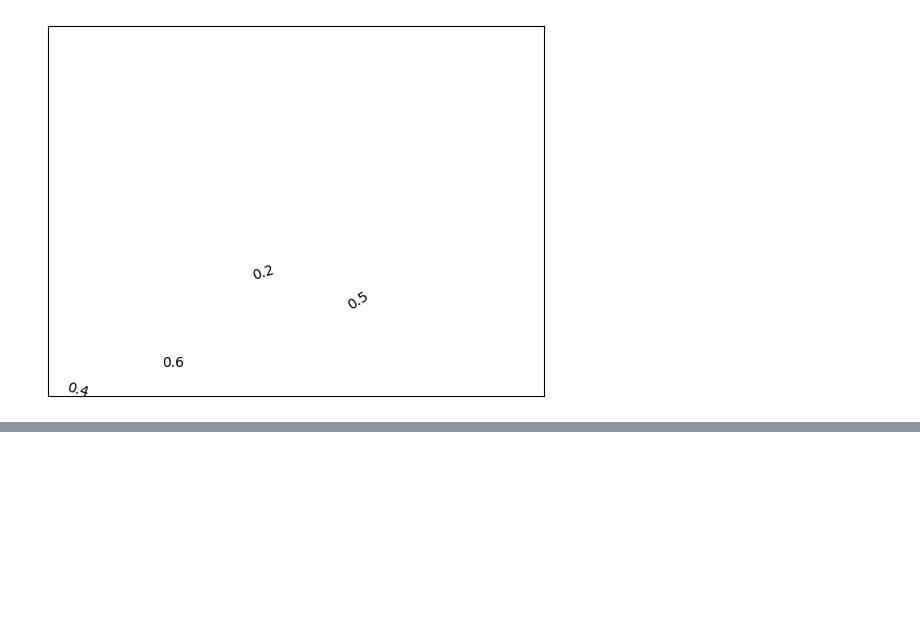
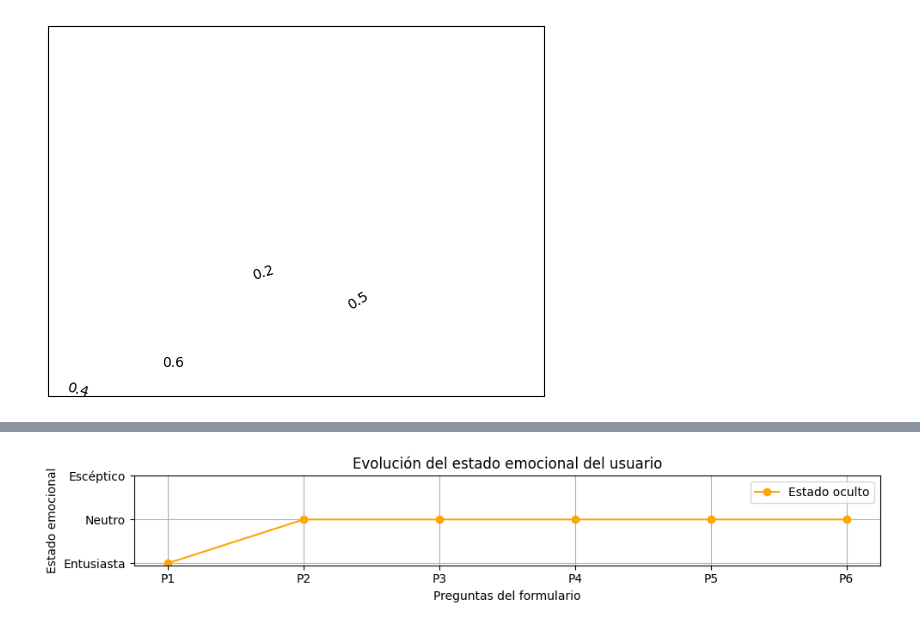
Before and after one commit to JorgeDanielRamirezNieves/Flex-Drive, a Jupyter notebook: Data-Analytics/code/Simulation/Hidden-Márkov-Model/flex-drive-emotions.ipynb, the cells around one changed output, grey strips where cells are left out. Saved outputs shown, nothing was run; the diff lists cells and outputs as text; code cells hidden in the pictures; blank space fills up the shorter version.

```diff
--- a/Data-Analytics/code/Simulation/Hidden-Márkov-Model/flex-drive-emotions.ipynb
+++ b/Data-Analytics/code/Simulation/Hidden-Márkov-Model/flex-drive-emotions.ipynb
@@ -375,3 +375,87 @@ OutMultiEdgeDataView([('S1', 'S1', {'weight': 0.7, 'label': 0.7}), ('S1', 'S2',
 13          O1        S1
 14          O2        S1
 [figure]
+# %%
+import numpy as np
+from hmmlearn.hmm import CategoricalHMM
+import matplotlib.pyplot as plt
+
+# Paso 1: Definir el modelo HMM
+modelo = CategoricalHMM(n_components=3, random_state=42)
+
+# Paso 2: Etiquetas para entender los estados
+estados_ocultos = ['Entusiasta', 'Neutro', 'Escéptico']
+observaciones = ['Negativa', 'Neutral', 'Positiva']
+
+# Paso 3: Configurar parámetros del modelo
+
+# Matriz de inicio: probabilidad de comenzar en cada estado
+modelo.startprob_ = np.array([0.6, 0.3, 0.1])
+
+# Matriz de transición entre estados
+modelo.transmat_ = np.array([
+    [0.7, 0.2, 0.1],
+    [0.3, 0.5, 0.2],
+    [0.1, 0.3, 0.6],
+])
+
+# Matriz de emisión: probabilidad de dar una respuesta observable desde cada estado oculto
+# Filas = estados ocultos, Columnas = observaciones (0=Negativa, 1=Neutral, 2=Positiva)
+modelo.emissionprob_ = np.array([
+    [0.1, 0.2, 0.7],  # Entusiasta
+    [0.2, 0.6, 0.2],  # Neutro
+    [0.6, 0.3, 0.1],  # Escéptico
+])
+
+# Paso 4: Secuencia de respuestas del usuario (6 preguntas)
+# 2 = Positiva, 1 = Neutral, 0 = Negativa
+respuestas_usuario = np.array([[2], [1], [1], [0], [2], [1]])
+
+# Paso 5: Calcular la secuencia más probable de estados (Viterbi)
+log_prob, secuencia_estados = modelo.decode(respuestas_usuario, algorithm="viterbi")
+
+# Paso 6: Mostrar resultados
+print("Respuestas del usuario:")
+print([observaciones[o[0]] for o in respuestas_usuario])
+
+print("\nEstados emocionales estimados:")
+print([estados_ocultos[s] for s in secuencia_estados])
+
+# Visualización
+plt.figure(figsize=(10, 2))
+plt.plot(secuencia_estados, marker='o', color='orange', label="Estado oculto")
+plt.yticks([0, 1, 2], estados_ocultos)
+plt.xticks(range(len(respuestas_usuario)), [f"P{i+1}" for i in range(len(respuestas_usuario))])
+plt.title("Evolución del estado emocional del usuario")
+plt.xlabel("Preguntas del formulario")
+plt.ylabel("Estado emocional")
+plt.grid(True)
+plt.legend()
+plt.tight_layout()
+plt.show()
+
+
+
+# Paso intermedio para obtener gamma (probabilidad posterior de cada estado por paso)
+log_prob, log_alpha = modelo._do_forward_pass(respuestas_usuario)
+log_beta = modelo._do_backward_pass(respuestas_usuario)
+
+# Gamma_t = alpha_t * beta_t (en log escala)
+log_gamma = log_alpha + log_beta
+log_gamma -= log_gamma.max(axis=1, keepdims=True)  # estabilidad numérica
+gamma = np.exp(log_gamma)
+gamma /= gamma.sum(axis=1, keepdims=True)  # normalizar
+
+# Graficar evolución completa de gamma
+plt.figure(figsize=(10, 3))
+for i in range(3):
+    plt.plot(gamma[:, i], label=estados_ocultos[i])
+plt.title("Probabilidades de cada estado emocional en cada paso")
+plt.xlabel("Preguntas del formulario")
+plt.ylabel("Probabilidad")
+plt.xticks(range(len(respuestas_usuario)), [f"P{i+1}" for i in range(len(respuestas_usuario))])
+plt.legend()
+plt.grid(True)
+plt.tight_layout()
+plt.show()
+# %% [output]
@@ -377,0 +467 @@ OutMultiEdgeDataView([('S1', 'S1', {'weight': 0.7, 'label': 0.7}), ('S1', 'S2',
+[figure, added]
```
Also changed, not shown: parts of 1 cell of this notebook, 1 other file.
